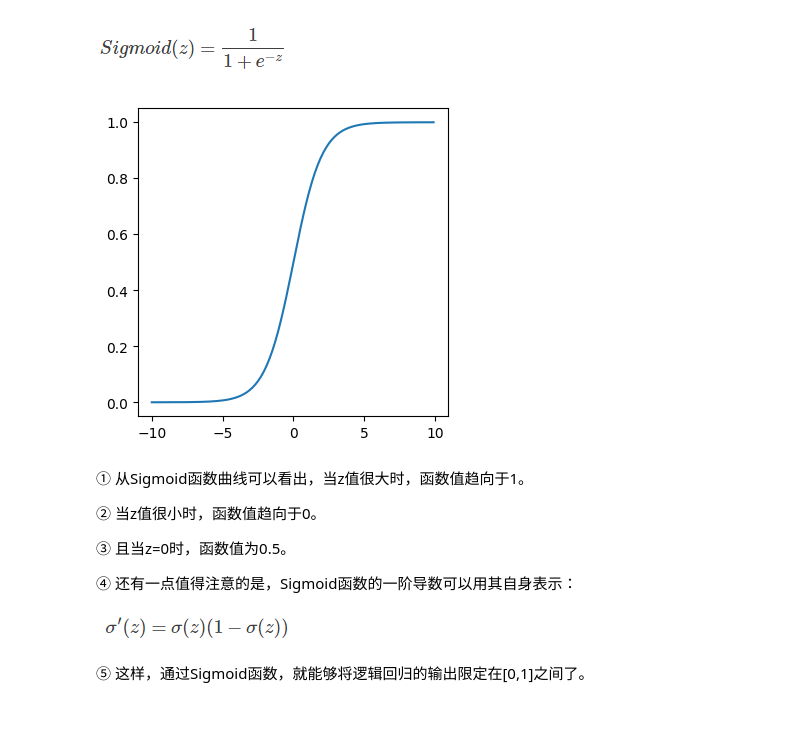
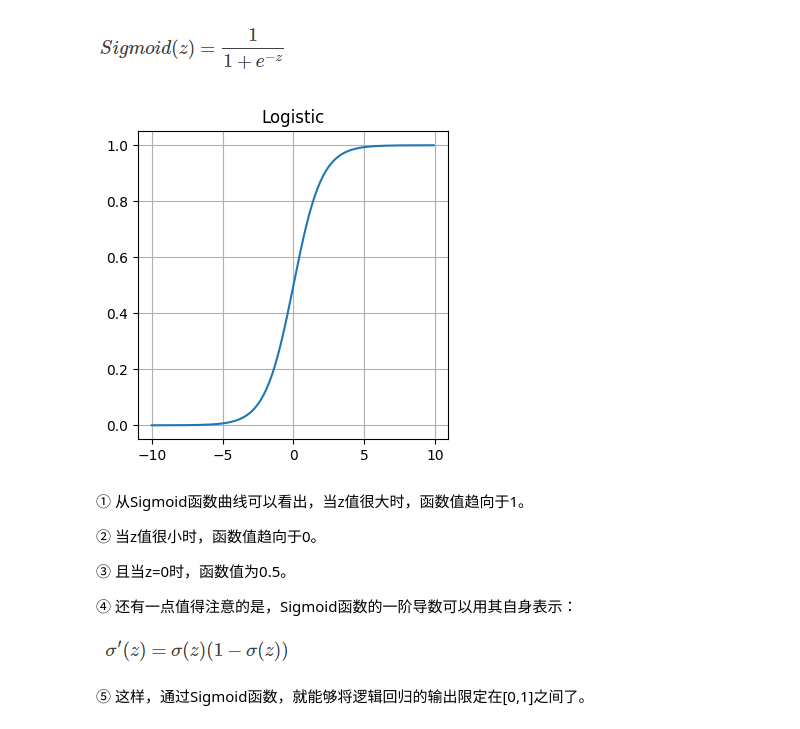
Before and after one commit to Chy-Corey/deepLearningTutorial, a Jupyter notebook: 02_DL_WuEd/01_Logistic 回归.ipynb, the cells around one changed output. Cells and saved outputs as stored; diff of their text form; code cells hidden in the pictures.

```diff
--- a/02_DL_WuEd/01_Logistic 回归.ipynb
+++ b/02_DL_WuEd/01_Logistic 回归.ipynb
@@ -61,18 +61,20 @@
 # %%
 import matplotlib.pyplot as plt
 import numpy as np
 import math
 
 x = np.arange(-10, 10, 0.1)
 y = []
 for i in x:
     y.append(1/(1 + math.exp(-i)))
 
 fig=plt.figure(num=1,figsize=(4,4))
+plt.title("Logistic")
 plt.plot(x, y)
+plt.grid()
 plt.show()
 # %% [output]
-[figure, old version]
+[figure, new version]
 # %% [markdown]
 ① 从Sigmoid函数曲线可以看出，当z值很大时，函数值趋向于1。
 
```
Also changed, not shown: parts of 3 cells of this notebook, 1 other file.
